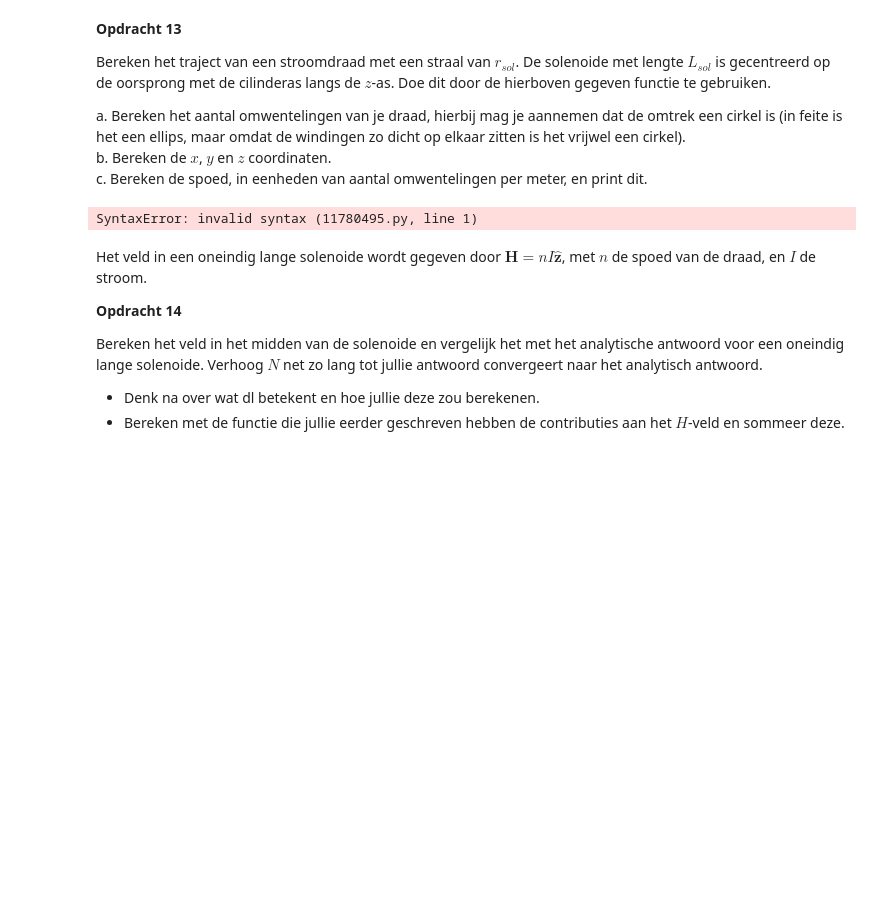
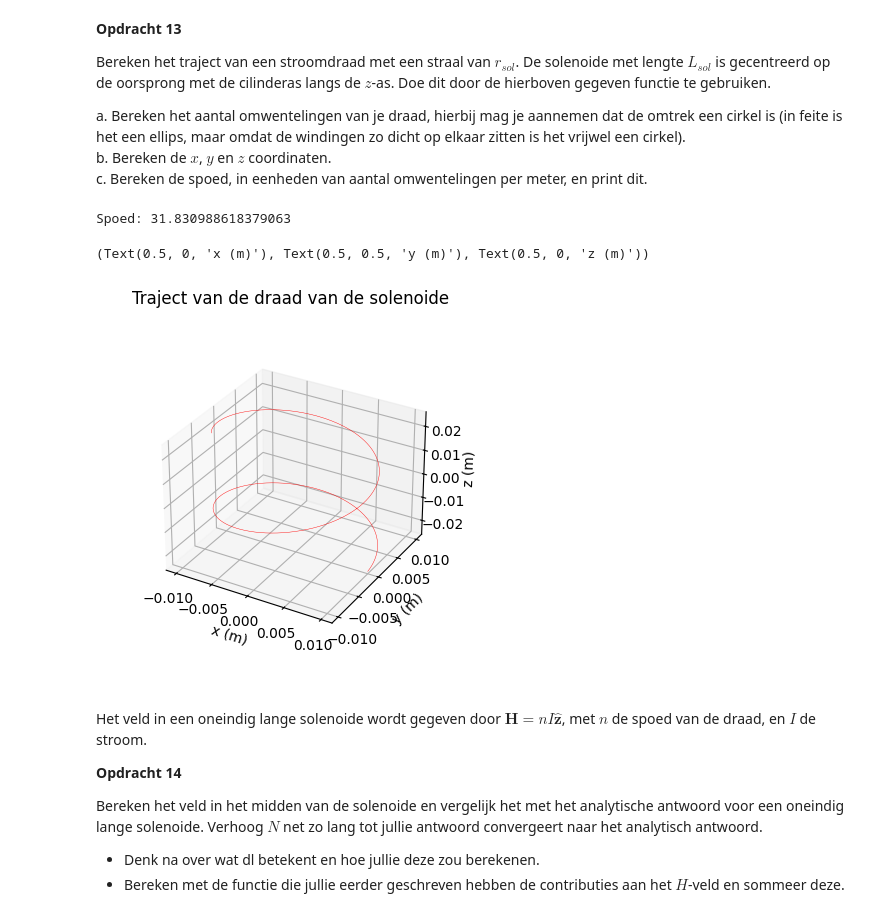
Before and after one commit to SebasvandenAkker/opdrachten-DEF-D, a Jupyter notebook: 2KrachtactuatorOpdracht/2KrachtactuatorOpdracht/KrachtactuatorOpdracht.ipynb, the cells around one changed output. Saved outputs shown, nothing was run; the diff lists cells and outputs as text; code cells hidden in the pictures; blank space fills up the shorter version.

```diff
--- a/2KrachtactuatorOpdracht/2KrachtactuatorOpdracht/KrachtactuatorOpdracht.ipynb
+++ b/2KrachtactuatorOpdracht/2KrachtactuatorOpdracht/KrachtactuatorOpdracht.ipynb
@@ -273,32 +273,34 @@ a. Bereken het aantal omwentelingen van je draad, hierbij mag je aannemen dat de
 b. Bereken de $x$, $y$ en $z$ coordinaten.\
 c. Bereken de spoed, in eenheden van aantal omwentelingen per meter, en print dit.
 # %%
-l_draad = # Lengte draad
-r_sol = # Straal solenoide
-L_sol = # Lengte solenoide
-N = # Aantal wikkeling
-
-# Enkele plots
-ax=plt.figure().add_subplot(projection='3d')
-plt.title('Traject van de draad van de solenoide')
-plt.plot(x, y, z, '-r', linewidth=0.1)
-ax.set_box_aspect(aspect=None, zoom=0.8)
-ax.set_xlabel('x (m)'), ax.set_ylabel('y (m)'), ax.set_zlabel('z (m)')
+l_draad = 8 #m
+r_sol = 0.01 #m
+L_sol = 0.05 #m
+N = 2000 # Aantal wikkeling
 
 #a
 aantal_omwentelingen = L_draad / (2 * np.pi * r_sol)
 
 #b
 t = np.linspace(0, 1, N)
 x = r_sol * np.cos(2 * np.pi * aantal_omwentelingen * t)
 y = r_sol * np.sin(2 * np.pi * aantal_omwentelingen * t)
 z = L_sol * t - L_sol / 2
 
 #c
 spoed = aantal_omwentelingen / L_sol
 print("Spoed:", spoed)
+
+# Enkele plots
+ax=plt.figure().add_subplot(projection='3d')
+plt.title('Traject van de draad van de solenoide')
+plt.plot(x, y, z, '-r', linewidth=0.3)
+ax.set_box_aspect(aspect=None, zoom=0.8)
+ax.set_xlabel('x (m)'), ax.set_ylabel('y (m)'), ax.set_zlabel('z (m)')
 # %% [output]
-SyntaxError: invalid syntax (11780495.py, line 1)
+Spoed: 31.830988618379063
+(Text(0.5, 0, 'x (m)'), Text(0.5, 0.5, 'y (m)'), Text(0.5, 0, 'z (m)'))
+[figure, added]
 # %% [markdown]
 Het veld in een oneindig lange solenoide wordt gegeven door $\mathbf{H} = n I \hat{\mathbf{z}}$, met $n$ de spoed van de draad, en $I$ de stroom.
 
```
Also changed, not shown: parts of 5 cells of this notebook.
